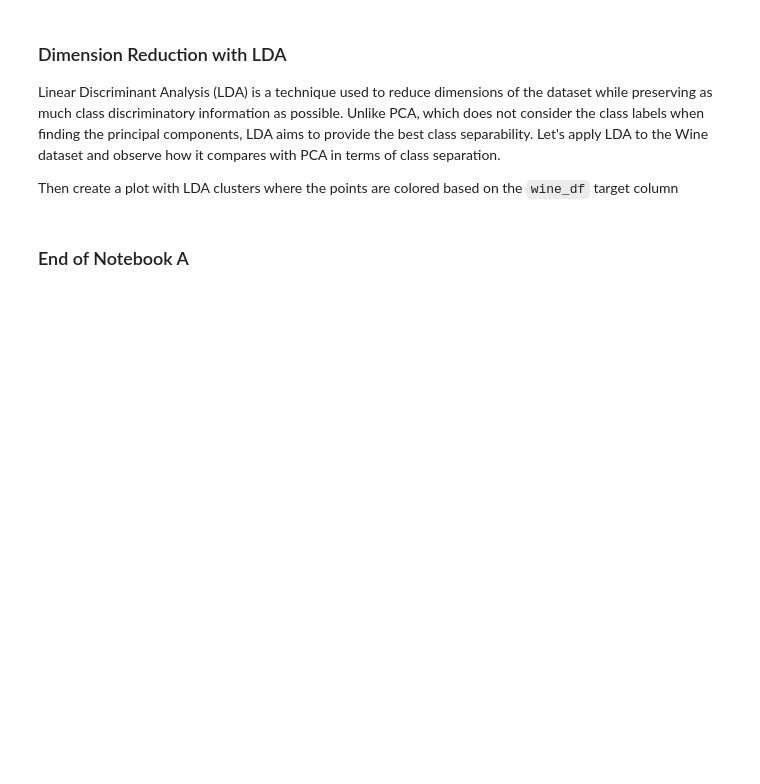
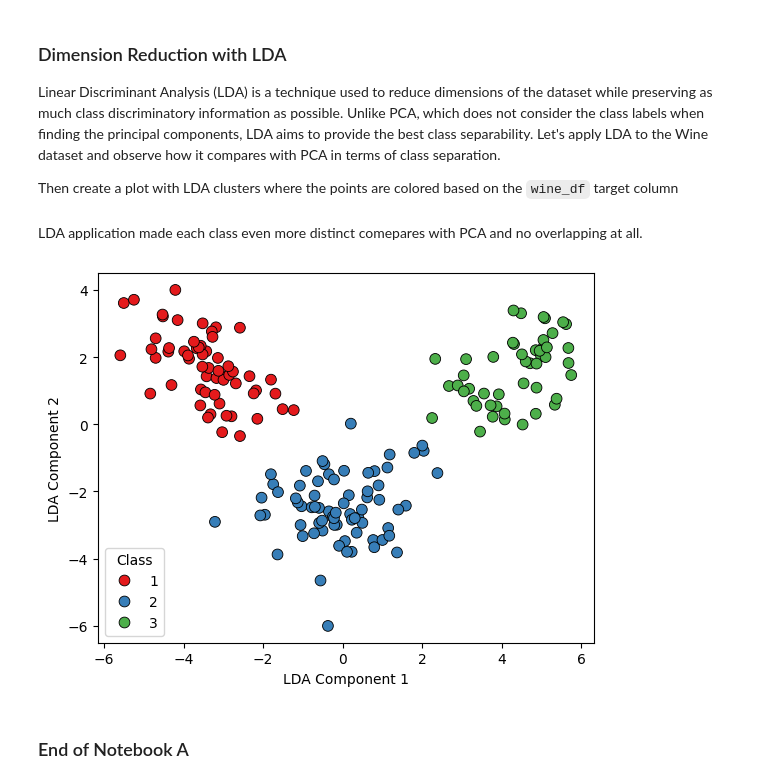
Before and after one commit to yiminy808/BE447-2025-HW-3, a Jupyter notebook: B_clustering_and_dimension_reduction.ipynb, the cells around one changed output. Drawn from its saved outputs; the diff is of its cells as text; code cells hidden in the pictures; blank space fills up the shorter version.

```diff
--- a/B_clustering_and_dimension_reduction.ipynb
+++ b/B_clustering_and_dimension_reduction.ipynb
@@ -27,5 +149,35 @@ Now apply t-SNE to the standardized Wine dataset and visualize the result using
 Linear Discriminant Analysis (LDA) is a technique used to reduce dimensions of the dataset while preserving as much class discriminatory information as possible. Unlike PCA, which does not consider the class labels when finding the principal components, LDA aims to provide the best class separability. Let's apply LDA to the Wine dataset and observe how it compares with PCA in terms of class separation.
 
 Then create a plot with LDA clusters where the points are colored based on the `wine_df` target column
+# %% [markdown]
+LDA application made each class even more distinct comepares with PCA and no overlapping at all.
+# %%
+wine = fetch_ucirepo(id = 109)
+X = wine.data.features
+y = wine.data.targets.squeeze()
+
+X_scaled = StandardScaler().fit_transform(X)
+
+# apply LDA to reduce to dimension
+lda = LDA(n_components=2)
+X_lda = lda.fit_transform(X_scaled, y)
+
+plt.figure()
+
+sns.scatterplot(
+    x=X_lda[:, 0],
+    y=X_lda[:, 1],
+    hue=y,
+    palette='Set1',
+    edgecolor='k',
+    s=60
+)
+
+plt.xlabel("LDA Component 1")
+plt.ylabel("LDA Component 2")
+plt.legend(title="Class")
+plt.show()
+# %% [output]
+[figure, added]
 # %% [markdown]
 ### End of Notebook A
```
Also changed, not shown: parts of 10 cells of this notebook.
